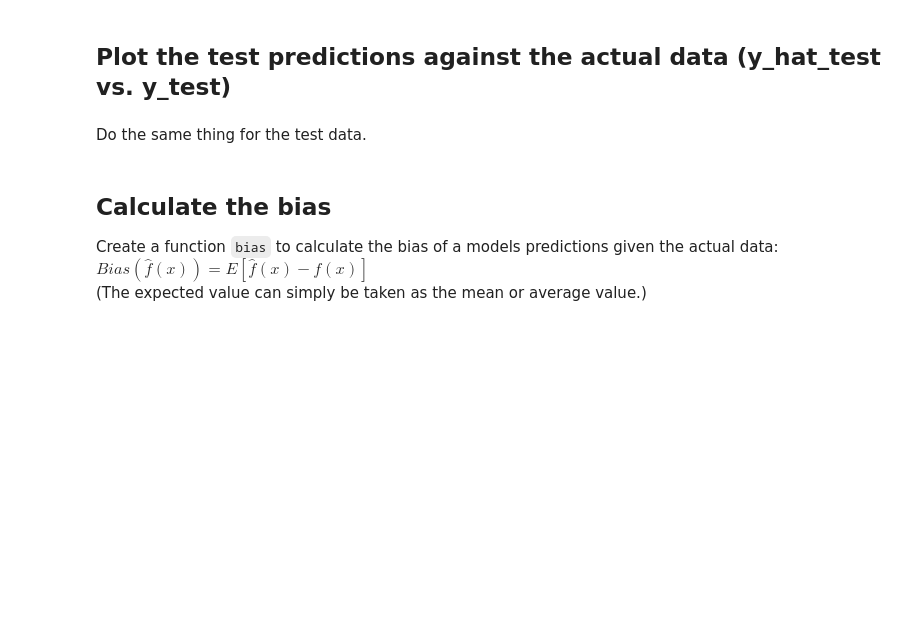
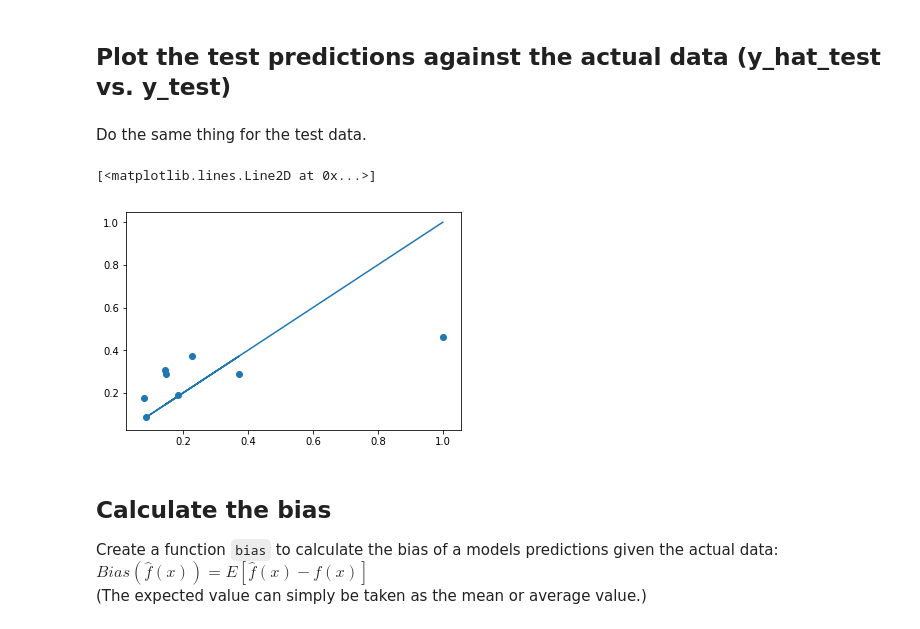
Before and after one commit to jmt0221/dsc-bias-variance-trade-off-lab-nyc-ds-082619, a Jupyter notebook: index.ipynb, the cells around one changed output. Drawn from its saved outputs; the diff is of its cells as text; code cells hidden in the pictures; blank space fills up the shorter version.

```diff
--- a/index.ipynb
+++ b/index.ipynb
@@ -92,10 +92,13 @@ Do the same thing for the test data.
 # %%
 # your code here
 y_pred = linreg.predict(x_test)
 
 
-plt.scatter(y_train,y_pred)
-plt.plot(y_train,y_train)
+plt.scatter(y_test,y_pred)
+plt.plot(y_test,y_test)
+# %% [output]
+[<matplotlib.lines.Line2D at 0x...>]
+[figure, added]
 # %% [markdown]
 ## Calculate the bias
 Create a function `bias` to calculate the bias of a models predictions given the actual data: $Bias(\hat{f}(x)) = E[\hat{f}(x)-f(x)]$
```
